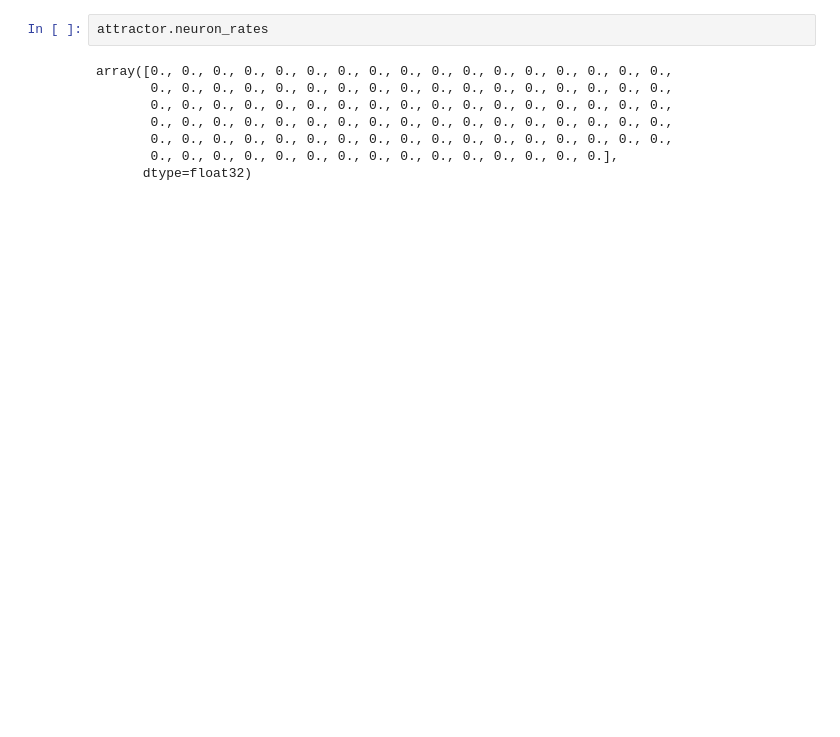
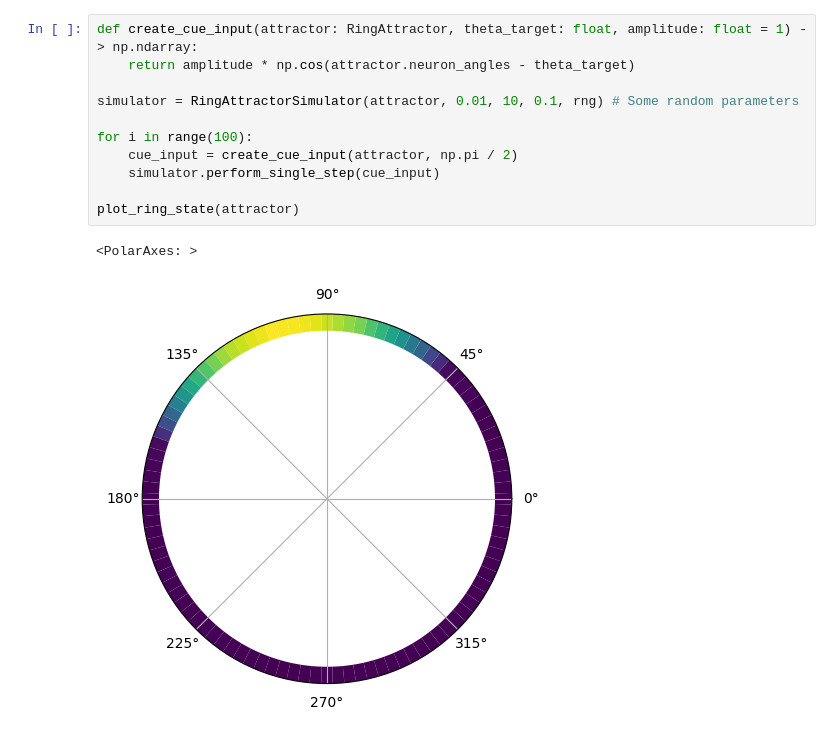
Before and after one commit to yotam180/ring-attractor-project, a Jupyter notebook: notebooks/01_rate_ring_demo.ipynb, the cells around one changed output. Cells and saved outputs as stored; diff of their text form; blank space fills up the shorter version.

```diff
--- a/notebooks/01_rate_ring_demo.ipynb
+++ b/notebooks/01_rate_ring_demo.ipynb
@@ -26,10 +27,14 @@ plot_ring_state(attractor)
-# %%
-attractor.neuron_rates
-# %% [output]
-array([0., 0., 0., 0., 0., 0., 0., 0., 0., 0., 0., 0., 0., 0., 0., 0., 0.,
-       0., 0., 0., 0., 0., 0., 0., 0., 0., 0., 0., 0., 0., 0., 0., 0., 0.,
-       0., 0., 0., 0., 0., 0., 0., 0., 0., 0., 0., 0., 0., 0., 0., 0., 0.,
-       0., 0., 0., 0., 0., 0., 0., 0., 0., 0., 0., 0., 0., 0., 0., 0., 0.,
-       0., 0., 0., 0., 0., 0., 0., 0., 0., 0., 0., 0., 0., 0., 0., 0., 0.,
-       0., 0., 0., 0., 0., 0., 0., 0., 0., 0., 0., 0., 0., 0., 0.],
-      dtype=float32)
+# %%
+def create_cue_input(attractor: RingAttractor, theta_target: float, amplitude: float = 1) -> np.ndarray:
+    return amplitude * np.cos(attractor.neuron_angles - theta_target)
+
+simulator = RingAttractorSimulator(attractor, 0.01, 10, 0.1, rng) # Some random parameters
+
+for i in range(100):
+    cue_input = create_cue_input(attractor, np.pi / 2)
+    simulator.perform_single_step(cue_input)
+
+plot_ring_state(attractor)
+# %% [output]
+<PolarAxes: >
+[figure, added]
```
Also changed, not shown: parts of 2 cells of this notebook, 2 other files.
